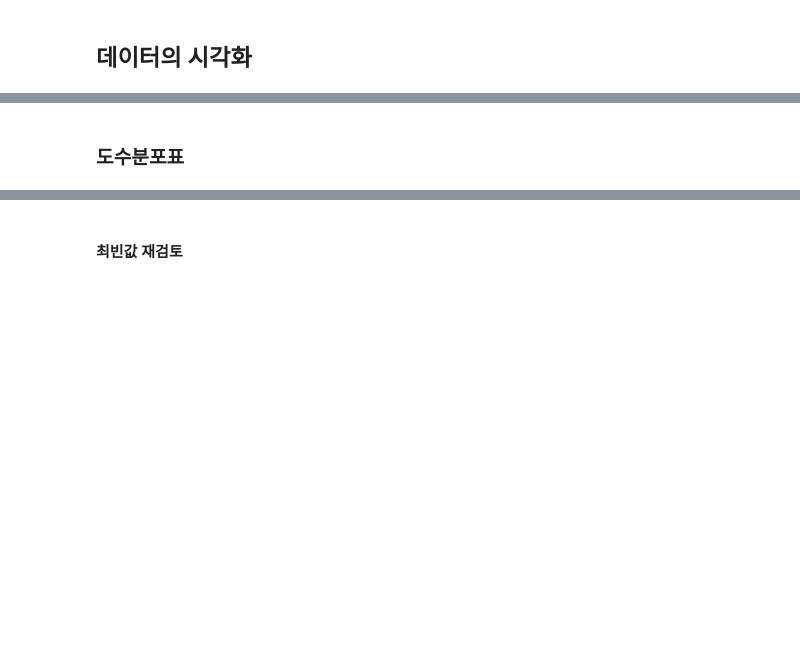
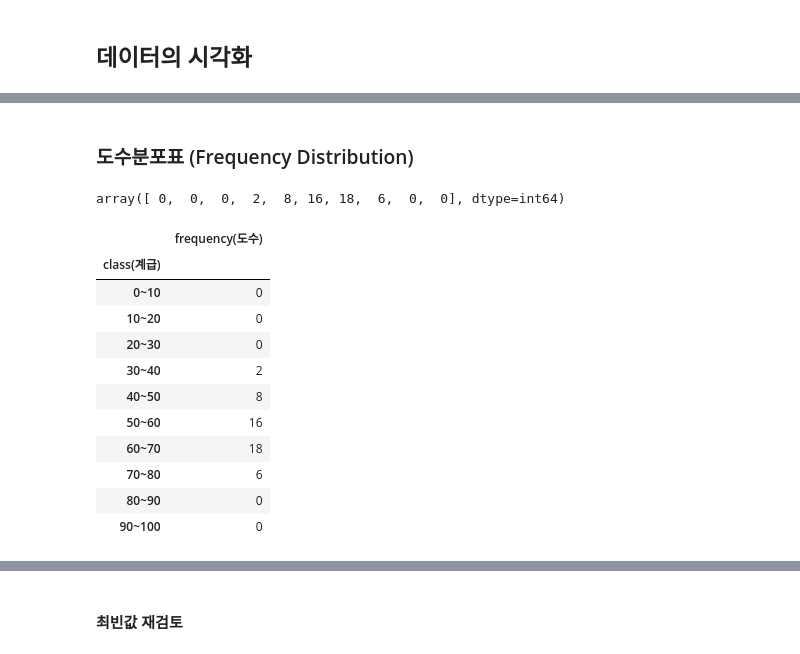
Before and after one commit to verba-neo/KDT-data-33, a Jupyter notebook: 02-statistics/chap02.ipynb, the cells around one changed output, grey strips where cells are left out. Drawn from its saved outputs; the diff is of its cells as text; code cells hidden in the pictures; blank space fills up the shorter version.

```diff
--- a/02-statistics/chap02.ipynb
+++ b/02-statistics/chap02.ipynb
@@ -222,6 +290,7 @@ np.std(scores, ddof=0)
 # %% [markdown]
 ## 데이터의 시각화
 # %%
-# 50명의 영어 점수 array
-
+# 50명의 영어 점수 Numpy array
+english_scores = np.array(df['english'])
 # Series로 변환하여 describe를 표시
+pd.Series(english_scores).describe()
@@ -228,6 +307,27 @@ np.std(scores, ddof=0)
 # %% [markdown]
-### 도수분포표
+### 도수분포표 (Frequency Distribution)
+# %%
+freq, _ = np.histogram(english_scores, bins=10, range=(0, 100))
+freq
+# %% [output]
+array([ 0,  0,  0,  2,  8, 16, 18,  6,  0,  0], dtype=int64)
 # %%
 # 0~10, 10~20, ... 이라는 문자열의 리스트를 작성
+freq_class = [f'{i}~{i+10}' for i in range(0, 100, 10)]
+# freq_class를 인덱스로 DataFrame을 작성
+freq_dist_df = pd.DataFrame({'frequency(도수)': freq}, index=pd.Index(freq_class, name='class(계급)'))
 
-# freq_class를 인덱스로 DataFrame을 작성
+freq_dist_df
+# %% [output]
+|  | frequency(도수) |
+| class(계급) |  |
+| 0~10 | 0 |
+| 10~20 | 0 |
+| 20~30 | 0 |
+| 30~40 | 2 |
+| 40~50 | 8 |
+| 50~60 | 16 |
+| 60~70 | 18 |
+| 70~80 | 6 |
+| 80~90 | 0 |
+| 90~100 | 0 |
```
Also changed, not shown: parts of 15 cells of this notebook.
